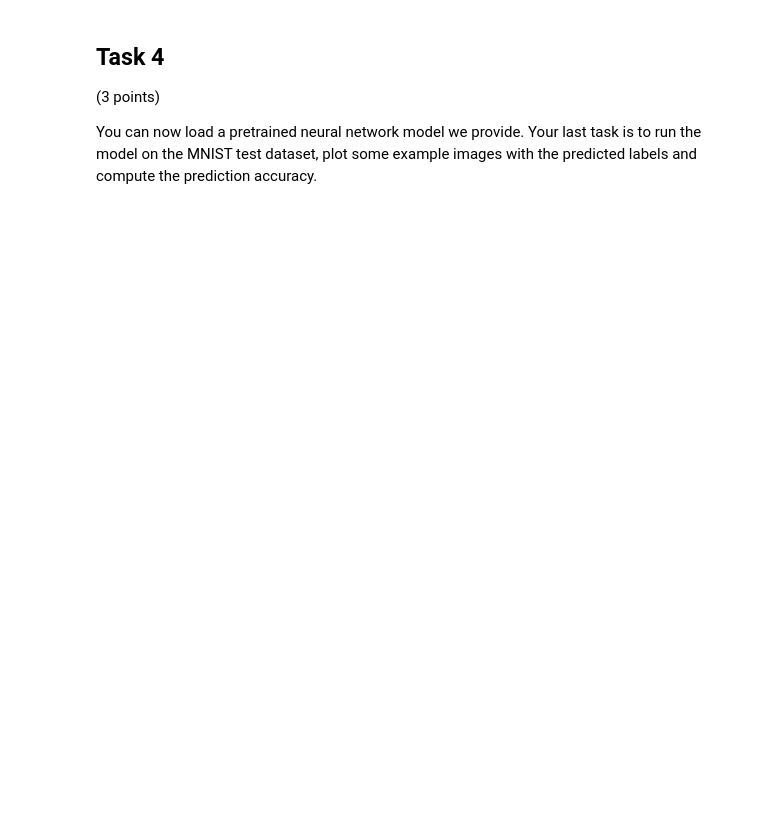
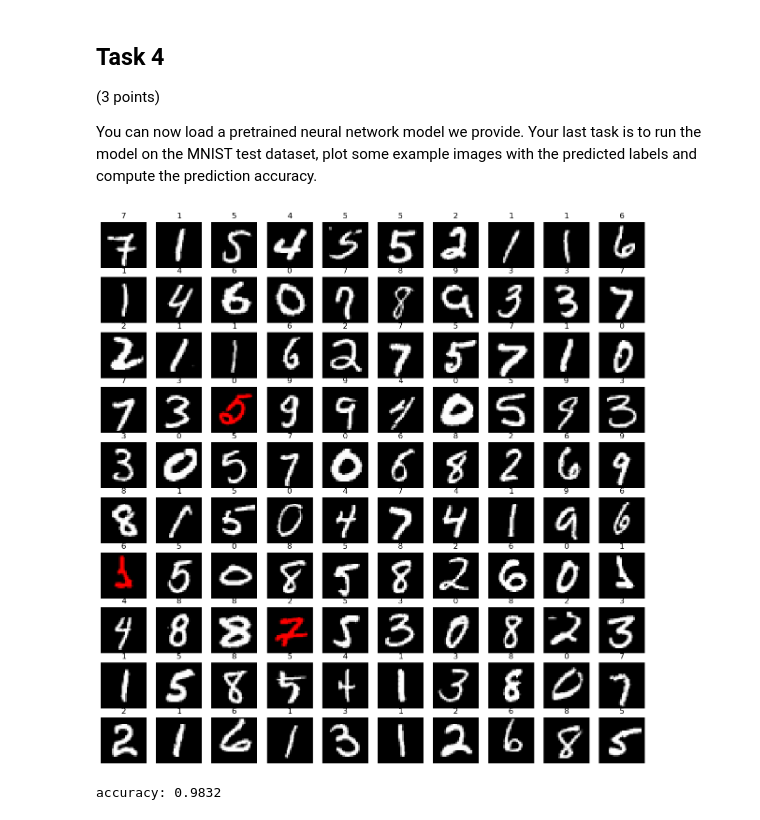
Before and after one commit to anuramat/3dcv-students, a Jupyter notebook: 2.0-tl-pytorch.ipynb, the cells around one changed output. Saved outputs shown, nothing was run; the diff lists cells and outputs as text; code cells hidden in the pictures; blank space fills up the shorter version.

```diff
--- a/2.0-tl-pytorch.ipynb
+++ b/2.0-tl-pytorch.ipynb
@@ -207,9 +247,13 @@ class MNIST:
 You can now load a pretrained neural network model we provide.
 Your last task is to run the model on the MNIST test dataset, plot some example images with the predicted labels and compute the prediction accuracy.
 # %%
+import matplotlib.colors as mcolors
+colors = [(0, 0, 0), (1, 0, 0)]  # Black to red
+cmap_red = mcolors.LinearSegmentedColormap.from_list("custom_red", colors)
+
 def validate(model, data_loader):
     # TODO: Create a 10x10 grid of subplots
-
+    fig, axarr = plt.subplots(10, 10, figsize = (15,15))
 
     model.eval()
     correct = 0 # count for correct predictions
@@ -218,53 +262,67 @@ def validate(model, data_loader):
         for i, item in enumerate(data_loader):
             # TODO: unpack item into image and ground truth
             #       and run network on them
-
+            x, y = item
+            y_pred = model(x)
 
             # TODO: get class with highest probability
-
+            cls_pred = np.argmax(y_pred.clone().detach().numpy())
 
             # TODO: check if prediction is correct
             #       and add it to correct count
-
+            if cls_pred == y[0]:
+                correct += 1
 
             # plot the first 100 images
             if i < 100:
                 # TODO: compute position of ith image in the grid
-
+                x_plot = i % 10
+                y_plot = i // 10
+                ax = axarr[x_plot][y_plot]
 
                 # TODO: convert image tensor to numpy array
                 #       and normalize to [0, 1]
-
+                arr = x.clone().detach().numpy()
+                arr -= np.min(arr)
+                mx = np.max(arr)
+                if mx != 0:
+                    arr /= mx
 
                 # TODO: make wrongly predicted images red
-
+                cmap = 'grey'
+                if cls_pred != y[0]:
+                    cmap = cmap_red
 
                 # TODO: disable axis and show image
-
+                ax.set_axis_off()
+                ax.imshow(x.squeeze(), cmap=cmap)
 
                 # TODO: show the predicted class next to each image
-
+                ax.set_title(cls_pred)
 
             elif i == 100:
                 plt.show()
 
     # TODO: compute and print the prediction accuracy in percent
-
+    print(f'accuracy: {correct/len(data_loader)}')
 
 # create a DataLoader using the implemented MNIST dataset class
 data_loader = torch.utils.data.DataLoader(
     MNIST('data/mnist/testing',
     transform=transforms.Compose([
         transforms.ToTensor(),
         transforms.Normalize((0.1307,), (0.3081,))
     ])),
     batch_size=1, shuffle=True)
 
 # create the neural network
 model = Net()
 
 # load the statedict from 'models/mnist/simple_cnn.pt'
 model.load_state_dict(torch.load('models/mnist/simple_cnn.pt'))
 
 # validate the model
 validate(model, data_loader)
+# %% [output]
+[figure, added]
+accuracy: 0.9832
```
Also changed, not shown: parts of 6 cells of this notebook.
